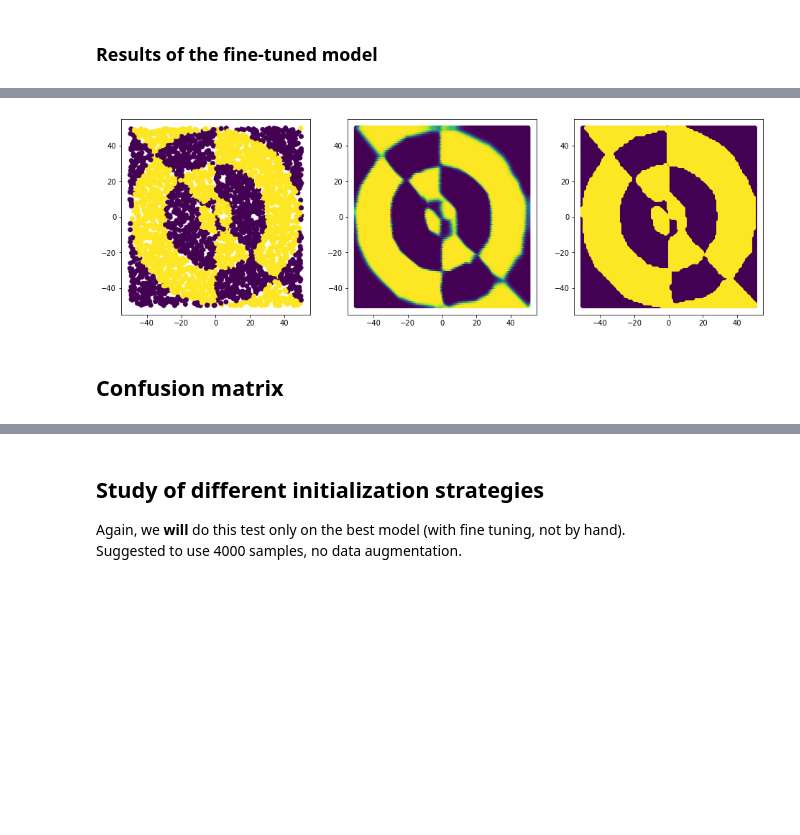
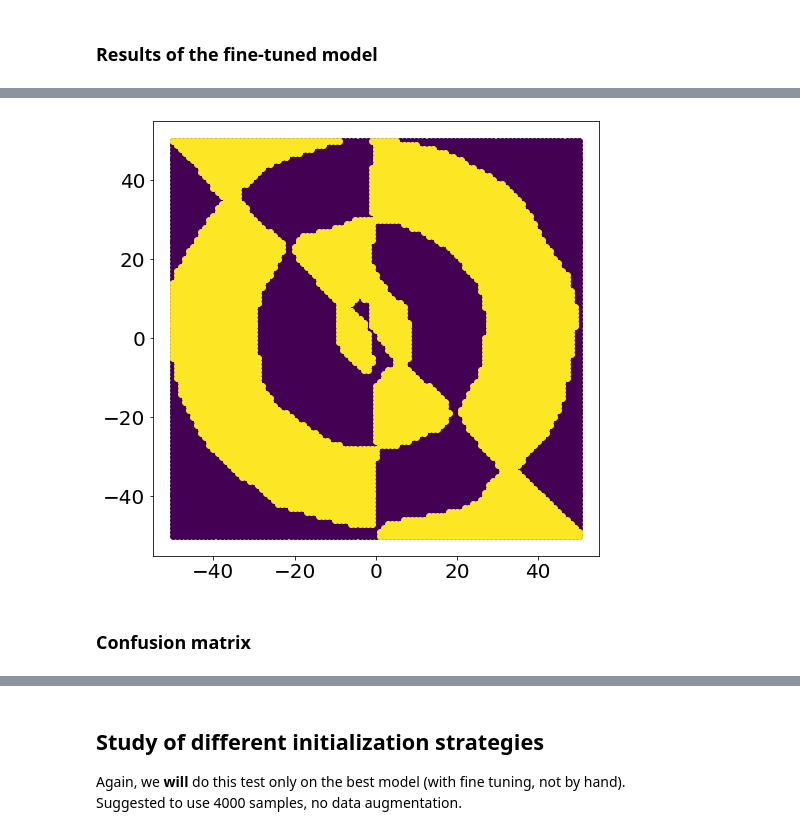
Before and after one commit to PaoloZinesi/ComputationalPhysics_modB, a Jupyter notebook: ASSIGNMENT/analyse_data_DNN_2022-20220308-121412.ipynb, the cells around one changed output, grey strips where cells are left out. Saved outputs shown, nothing was run; the diff lists cells and outputs as text; code cells hidden in the pictures; blank space fills up the shorter version.

```diff
--- a/ASSIGNMENT/analyse_data_DNN_2022-20220308-121412.ipynb
+++ b/ASSIGNMENT/analyse_data_DNN_2022-20220308-121412.ipynb
@@ -545,7 +495,9 @@ layer_size = [(3, 20, 20,), (10,10,5,), (50,50,)]
 
 # define parameter dictionary
 param_grid = {'activation': activation,
+              'dropout': [0.1],
               'layer_size': layer_size,
+              'weight_constraint': [3],
               'opt_name': optimizer,
               'learn_rate':[0.001],
               'momentum':[0.0]
@@ -614,7 +606,7 @@ print(best_model.summary())
 # %%
 # at the end train the best model using the full training set
 fit_best = best_model.fit(x_train, y_train,
-                epochs = best_params['epochs'],
+                epochs = nepoch,
                 batch_size=batch_size,
                 validation_data=(x_valid, y_valid),
                 verbose=0)
@@ -971,30 +1133,46 @@ Validation error: 0.0740
 # %%
+dX = 1
+X1 = np.arange(-50,50+dX, dX)
+LG = len(X1)
+grid3 = np.zeros((LG*LG,2))
+k=0
+for i in range(LG):
+    for j in range(LG):
+        grid3[k,:]=(X1[j],X1[i])
+        k=k+1
+
+grid3_r = Rescale(grid3, scale=50)
 # predict
-pred_2 = best_model.predict(grid2_r)
+pred_2 = best_model.predict(grid3_r)
 
 
 # show
 fig,AX = plt.subplots(1,figsize=(8,8))
 
 #ax=AX[0]
 #ax.scatter(x2[:,0],x2[:,1], c=y2)
 
 
 #ax=AX[1]
 #ax.scatter(grid2[:,0],grid2[:,1],c=pred_2[:,1])
 
 
 
 W1=np.where(pred_2[:,1]>0.5)[0]
-AX.scatter(grid2[:,0],grid2[:,1],c="#440154")
-AX.scatter(grid2[W1,0],grid2[W1,1],c="#fde725")
+AX.scatter(grid3[:,0],grid3[:,1],c="#440154")
+AX.scatter(grid3[W1,0],grid3[W1,1],c="#fde725")
 
-ax.set_title("Graphical Prediction with Best architecture", fontsize=16)
+#AX.set_title("Graphical Prediction with Best architecture", fontsize=16)
+
+AX.tick_params(axis='x',which='major',labelsize=20)
+AX.tick_params(axis='y',which='major',labelsize=20)
+
 
 plt.savefig("Graph_Pred_Nlin2_BEST_Model", bbox_inches="tight")
 
+
 plt.show()
 # %% [output]
-[figure, old version]
+[figure, new version]
 # %% [markdown]
-## Confusion matrix
+### Confusion matrix
```
Also changed, not shown: parts of 45 cells of this notebook, 23 other files.
